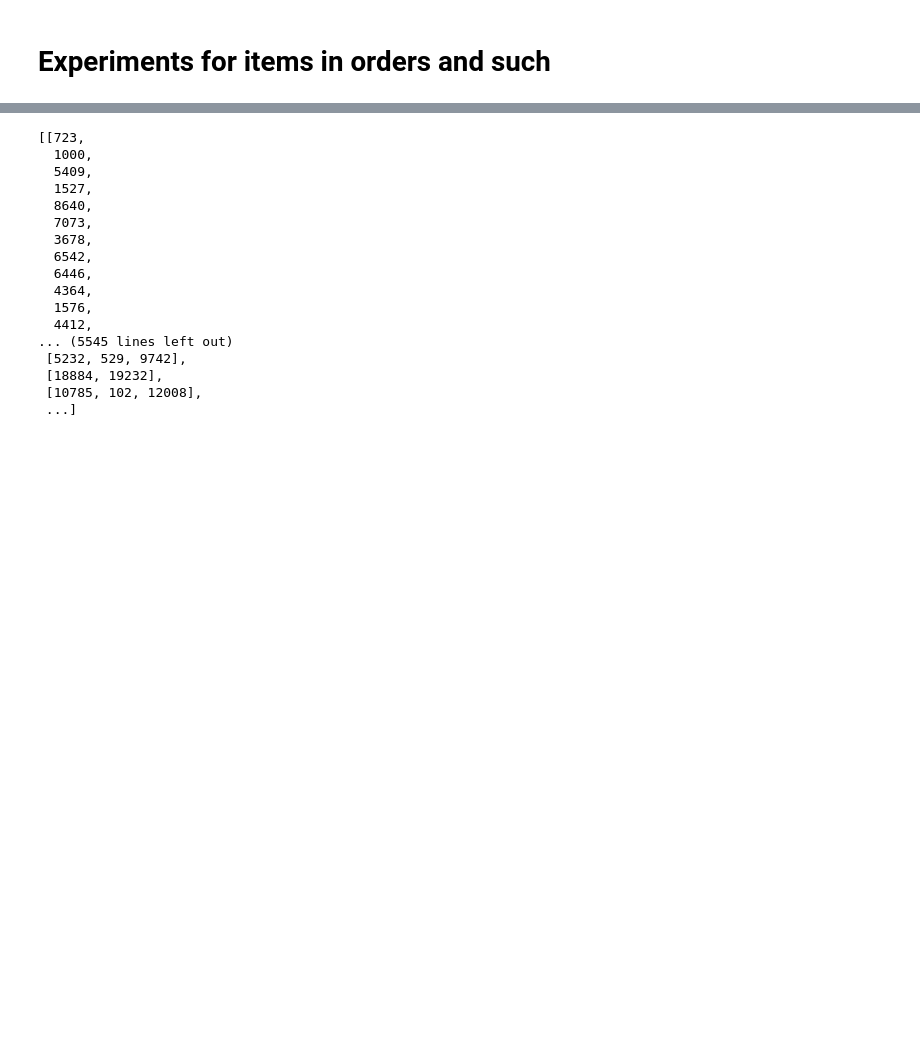
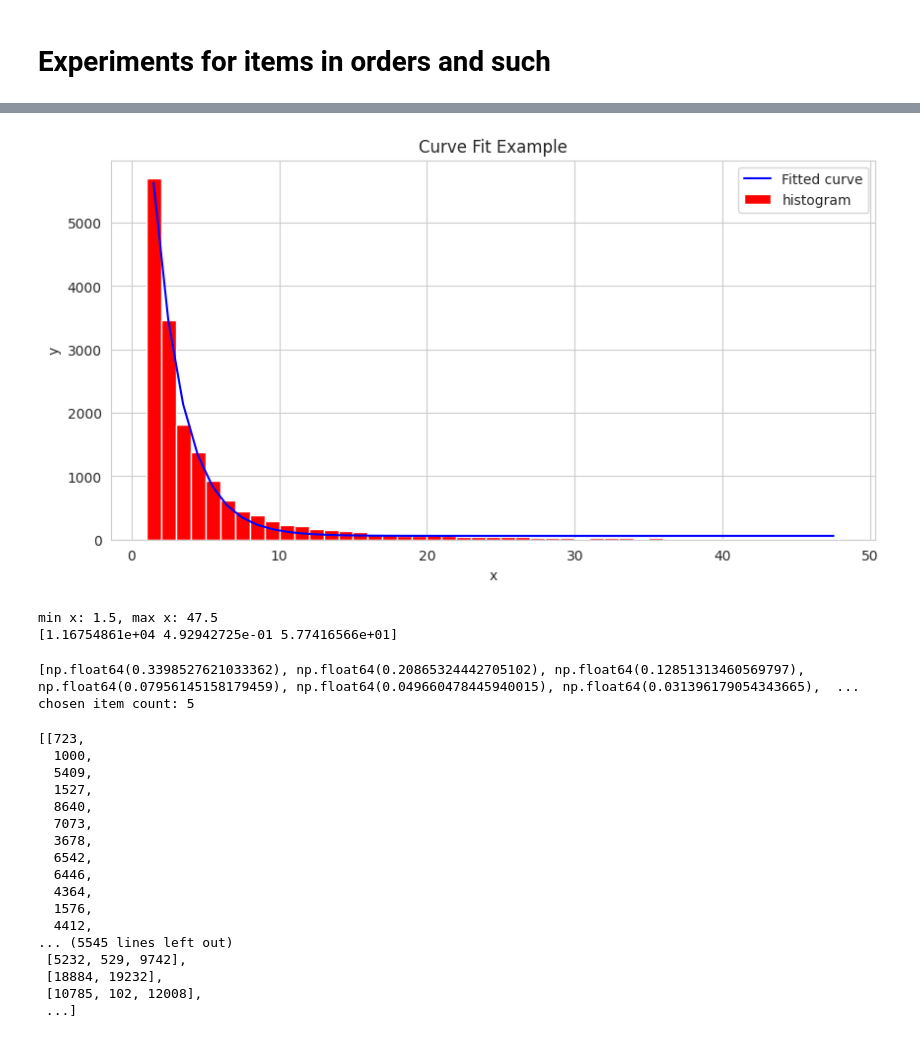
Before and after one commit to TomTom2028/SoftwareSim, a Jupyter notebook: AnalysisData.ipynb, the cells around one changed output, grey strips where cells are left out. Cells and saved outputs as stored; diff of their text form; code cells hidden in the pictures; blank space fills up the shorter version.

Commit message:
new order item count strat working and fixed bug in arbiter

```diff
--- a/AnalysisData.ipynb
+++ b/AnalysisData.ipynb
@@ -701,3 +692,62 @@ plt.tight_layout()
+# %%
+# plot of amount of items in each order
+import scipy.stats as stats
+import numpy as np
+loc = 'OSR'
+loc_df = df[df['Location code'] == loc].sort_values(by='Last Change Dt')
+# Group and clean
+item_count = loc_df.groupby('Outbound order number')['Inventory Qty'].sum()
+
+# Remove outliers
+q1 = item_count.quantile(0.05)
+q3 = item_count.quantile(0.95)
+iqr = q3 - q1
+
+lower_bound = q1 - 1.5 * iqr
+upper_bound = q3 + 1.5 * iqr
+
+filtered_item_count = item_count[(item_count >= lower_bound) & (item_count <= upper_bound)]
+plt.figure(figsize=(10, 5))
+bin_heights, bin_borders = np.histogram(filtered_item_count, bins='auto')
+bin_widths = np.diff(bin_borders)
+bin_centers = bin_borders[:-1] + bin_widths / 2
+
+# plot with sns
+
+plt.bar(bin_centers, bin_heights, width=bin_widths, label='histogram', color="red")
+def func(x, a, c, d):
+    return a*np.exp(-c*x)+d
+
+params, params_covariance = curve_fit(func, bin_centers, bin_heights)
+
+# Plot the data and the fitted curve
+plt.plot(bin_centers, func(bin_centers, *params), label='Fitted curve', color='blue')
+plt.legend()
+plt.xlabel('x')
+plt.ylabel('y')
+plt.title('Curve Fit Example')
+plt.show()
+
+print(f"min x: {min(bin_centers)}, max x: {max(bin_centers)}")
+print(params)
+# %% [output]
+[figure, added]
+min x: 1.5, max x: 47.5
+[1.16754861e+04 4.92942725e-01 5.77416566e+01]
+# %%
+# proba test of the above curve
+item_counts = list(range(1, 50))
+def wrapper_exp(x):
+    return func(x, *params)
+frequencies = [wrapper_exp(n) for n in item_counts]
+total_orders = sum(frequencies)
+probabilities = [freq / total_orders for freq in frequencies]
+chosen_item_count = random.choices(item_counts, weights=probabilities, k=1)[0]
+print(probabilities)
+print(f"chosen item count: {chosen_item_count}")
+# %% [output]
+[np.float64(0.3398527621033362), np.float64(0.20865324442705102), np.float64(0.12851313460569797), np.float64(0.07956145158179459), np.float64(0.049660478445940015), np.float64(0.031396179054343665),  ...
+chosen item count: 5
 # %%
 # plot the amountn of diffrent items in each order
 loc = 'OCR'
```
Also changed, not shown: parts of 3 cells of this notebook, 2 other files.
